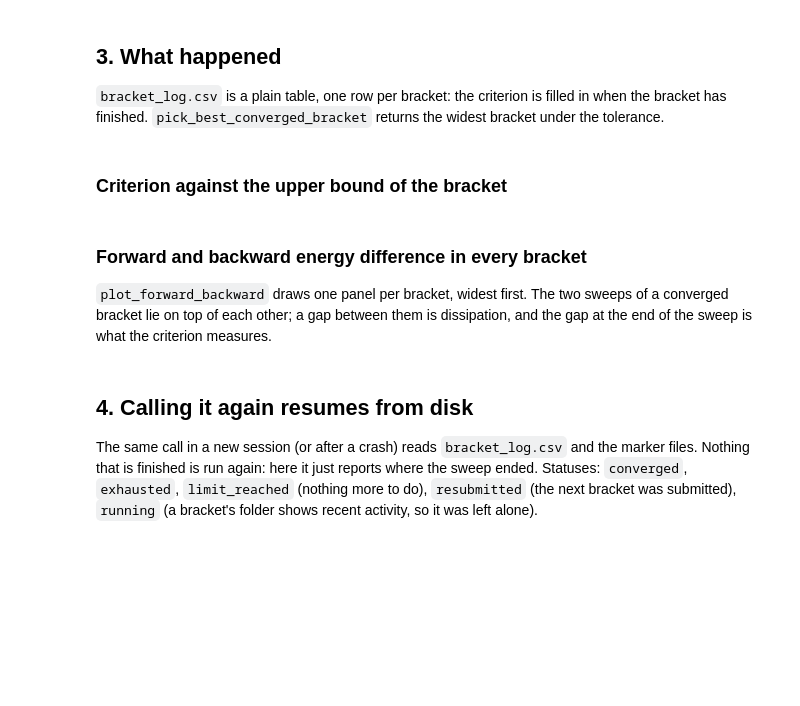
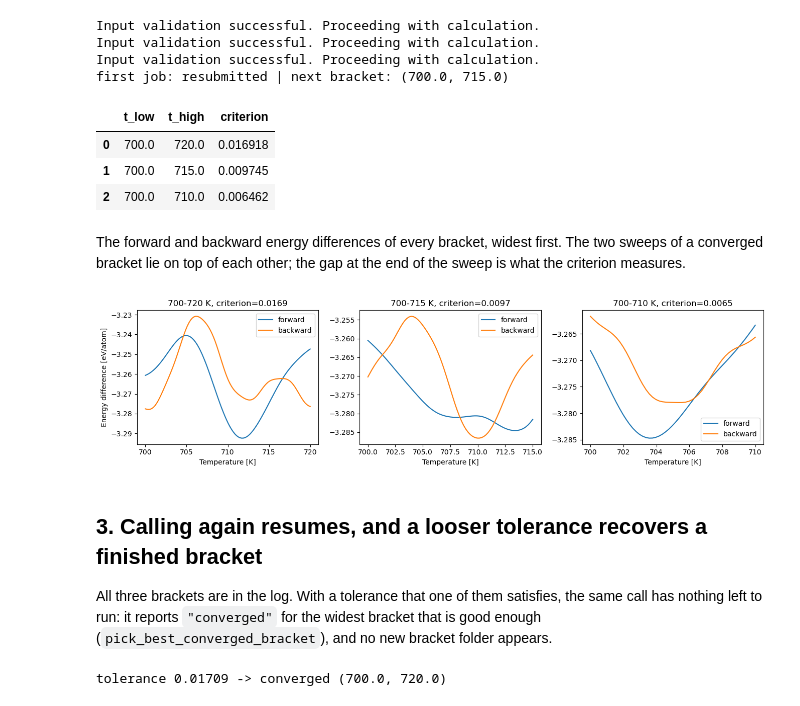
Before and after one commit to prabhath-c/phase_diagram_workflows, a Jupyter notebook: notebooks/ts_convergence/single/resubmission.ipynb, the cells around one changed output. Cells and saved outputs as stored; diff of their text form; code cells hidden in the pictures; blank space fills up the shorter version.

```diff
--- a/notebooks/ts_convergence/single/resubmission.ipynb
+++ b/notebooks/ts_convergence/single/resubmission.ipynb
@@ -103,31 +51,29 @@ The `SingleNodeExecutor` is only used for this first call; the jobs for the late
 # %%
+root = str(_common.results_directory("single_resubmission") / "structure")
 EXECUTOR_SPEC = ExecutorSpec(
     SingleNodeExecutor,
-    {"hostname_localhost": True, "cache_directory": str(ROOT / "executorlib_cache")},
+    {"hostname_localhost": True, "max_cores": 1, "cache_directory": os.path.join(os.path.dirname(root), "executorlib_cache")},
 )
-
-INITIAL_BRACKET = (300.0, 1500.0)
-TOLERANCE = 0.0075
-structure_root = str(ROOT / "structure")
 
 executor = EXECUTOR_SPEC.create()
 future = executor.submit(
     refine_temperature_bracket_with_resubmission,
-    resource_dict=current_bracket_resource_dict(structure_root, INITIAL_BRACKET, EXECUTOR_SPEC),
+    resource_dict=current_bracket_resource_dict(root, INITIAL_BRACKET, EXECUTOR_SPEC),
     input_structure=structure,
     calphy_parameters=calphy_parameters,
     potential_df=potential_df,
     executor_spec=EXECUTOR_SPEC,
-    working_directory_root=structure_root,
+    working_directory_root=root,
     initial_bracket=INITIAL_BRACKET,
-    tolerance=TOLERANCE,
-    step_upper=100.0,
-    max_iterations=3,
+    tolerance=-1.0,
+    step_upper=5.0,
+    max_iterations=2,
 )
-first_job = future.result()    # a single node executor stays alive, so this returns once the whole chain has finished
+first_job = future.result()
 executor.shutdown(wait=True)
 print("first job:", first_job["status"], "| next bracket:", first_job["bracket"])
+# %% [output]
+Input validation successful. Proceeding with calculation.
+Input validation successful. Proceeding with calculation.
+Input validation successful. Proceeding with calculation.
+first job: resubmitted | next bracket: (700.0, 715.0)
-# %% [markdown]
-## 3. What happened
-
-`bracket_log.csv` is a plain table, one row per bracket: the criterion is filled in when the bracket has finished. `pick_best_converged_bracket` returns the widest bracket under the tolerance.
@@ -141,2 +79,0 @@ print("converged bracket:", best if best is not None else "none: every bracket i
-# %% [markdown]
-### Criterion against the upper bound of the bracket
@@ -153,25 +80,33 @@ plt.show()
+# %%
+bracket_log = pd.read_csv(os.path.join(root, "bracket_log.csv"))
+display(bracket_log)
+assert len(bracket_log) == 3 and bracket_log["criterion"].notna().all(), bracket_log
+# %% [output]
+|  | t_low | t_high | criterion |
+| 0 | 700.0 | 720.0 | 0.016918 |
+| 1 | 700.0 | 715.0 | 0.009745 |
+| 2 | 700.0 | 710.0 | 0.006462 |
 # %% [markdown]
-### Forward and backward energy difference in every bracket
-
-`plot_forward_backward` draws one panel per bracket, widest first. The two sweeps of a converged bracket lie on top of each other; a gap between them is dissipation, and the gap at the end of the sweep is what the criterion measures.
+The forward and backward energy differences of every bracket, widest first. The two sweeps of a converged bracket lie on top of each other; the gap at the end of the sweep is what the criterion measures.
 # %%
-fig, axes = plot_forward_backward(structure_root)
+fig, axes = plot_forward_backward(root)
 plt.show()
+# %% [output]
+[figure, added]
-# %% [markdown]
-## 4. Calling it again resumes from disk
-
-The same call in a new session (or after a crash) reads `bracket_log.csv` and the marker files. Nothing that is finished is run again: here it just reports where the sweep ended.
-Statuses: `converged`, `exhausted`, `limit_reached` (nothing more to do), `resubmitted` (the next bracket was submitted), `running` (a bracket's folder shows recent activity, so it was left alone).
+# %% [markdown]
+## 3. Calling again resumes, and a looser tolerance recovers a finished bracket
+
+All three brackets are in the log. With a tolerance that one of them satisfies, the same call has nothing left to run: it reports `"converged"` for the widest bracket that is good enough (`pick_best_converged_bracket`), and no new bracket folder appears.
 # %%
+loose = float(bracket_log["criterion"].max()) * 1.01
+folders_before = sorted(os.listdir(root))
+
 result = refine_temperature_bracket_with_resubmission(
-    input_structure=structure,
-    calphy_parameters=calphy_parameters,
-    potential_df=potential_df,
-    executor_spec=EXECUTOR_SPEC,
-    working_directory_root=structure_root,
-    initial_bracket=INITIAL_BRACKET,
-    tolerance=TOLERANCE,
-    step_upper=100.0,
-    max_iterations=3,
+    input_structure=structure, calphy_parameters=calphy_parameters, potential_df=potential_df,
+    executor_spec=EXECUTOR_SPEC, working_directory_root=root, initial_bracket=INITIAL_BRACKET,
+    tolerance=loose, step_upper=5.0, max_iterations=2,
 )
-print(result["status"], result["bracket"])
+print("tolerance", round(loose, 5), "->", result["status"], result["bracket"])
+assert result["status"] == "converged" and sorted(os.listdir(root)) == folders_before
+# %% [output]
+tolerance 0.01709 -> converged (700.0, 720.0)
```
Also changed, not shown: parts of 17 cells of this notebook, 6 other files.
